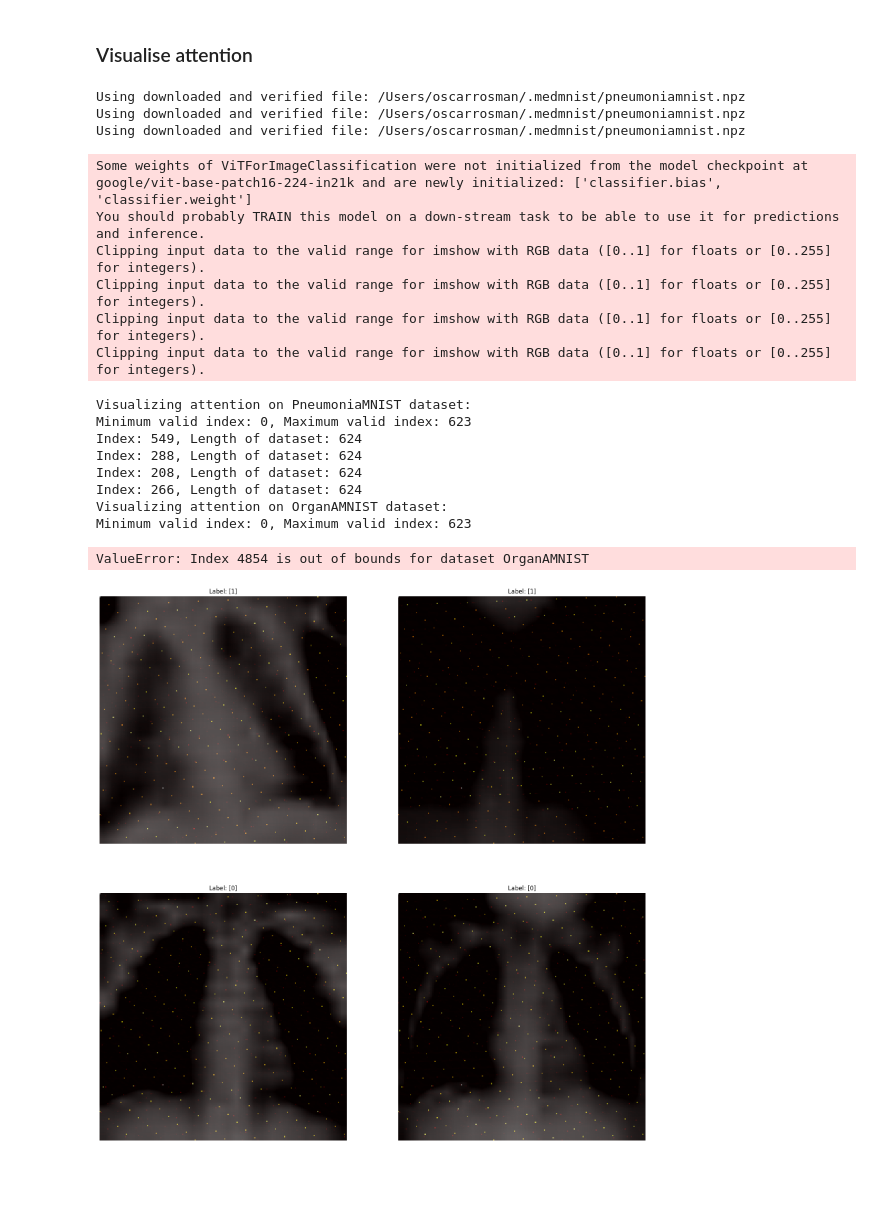
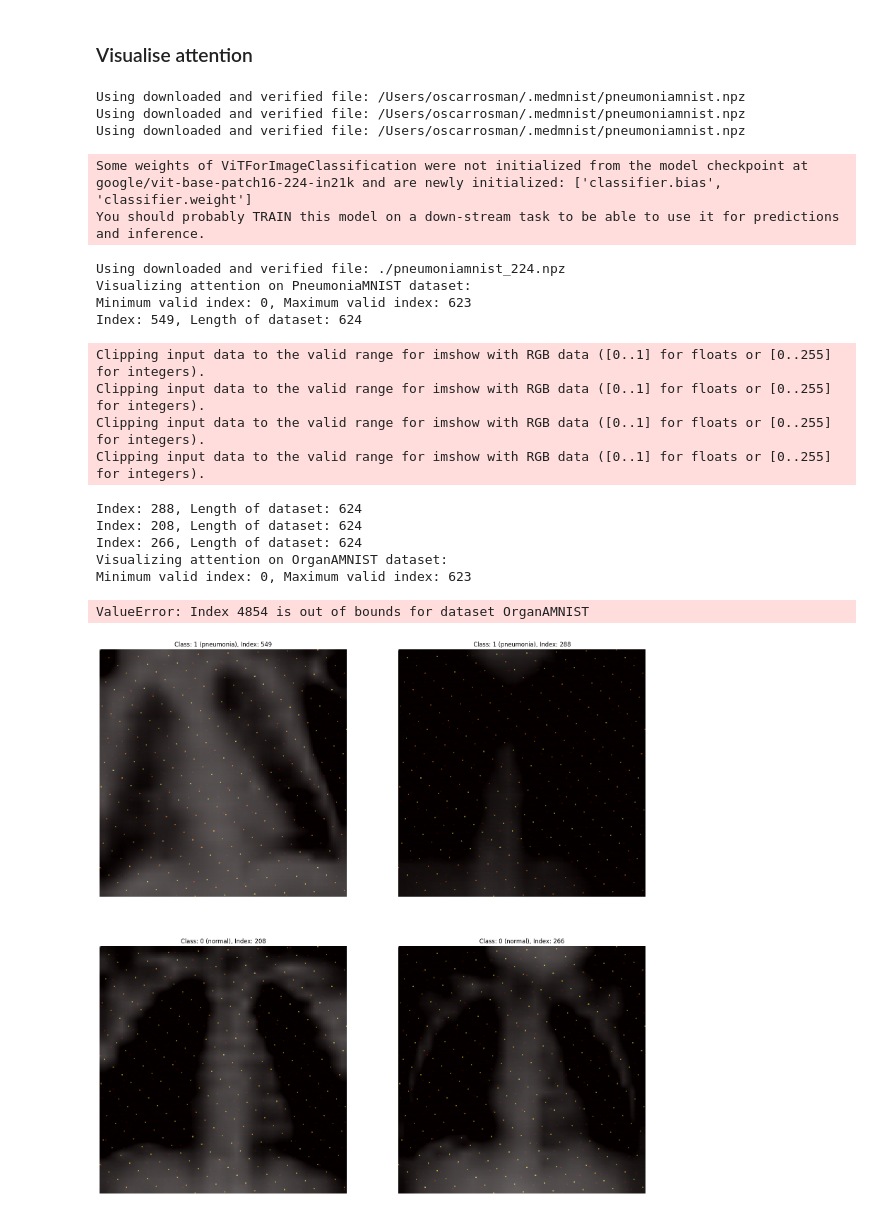
Before and after one commit to pathakis/MedMNIST-Classification, a Jupyter notebook: Visualisation.ipynb, the cells around one changed output. Cells and saved outputs as stored; diff of their text form; code cells hidden in the pictures; blank space fills up the shorter version.

```diff
--- a/Visualisation.ipynb
+++ b/Visualisation.ipynb
@@ -193,6 +193,10 @@ device = "mps" if torch.backends.mps.is_available() else "cpu"
 model = ViTForImageClassification.from_pretrained('google/vit-base-patch16-224-in21k', num_labels=n_classes, output_attentions=True, output_hidden_states=True)
 model.load_state_dict(torch.load('project/ViT/pneumonia224.pth'))
 model.to(device)
+title = 'PneumoniaMNIST' # 'OrganAMNIST'
+labels = INFO[title.lower()]['label']
+data = PneumoniaMNIST(root='./', split='test', size=224,transform=None, download=True, as_rgb=True)
+#data = OrganAMNIST(root='./', split='test', size=224,transform=None, download=True, as_rgb=True)
 
 def visualize_attention(model, image, label, ax):
     # Put model in evaluation mode
@@ -227,7 +231,7 @@ def visualize_attention(model, image, label, ax):
     # Plot image with attention weights
     ax.imshow(img_rgb)
     ax.imshow(heatmap, alpha=0.5)
-    ax.set_title(f'Label: {label}')
+    ax.set_title(f'Class: {data[idx][1][0]} ({labels[str(data[idx][1][0])]}), Index: {idx}')
     ax.axis('off')
 
 
@@ -246,41 +250,42 @@ for dataset_name, indices in imgIndicies.items():
     max_idx = len(test_dataset) - 1
     print(f'Minimum valid index: {min_idx}, Maximum valid index: {max_idx}')
     for idx in indices:
         if idx < min_idx or idx > max_idx:
             raise ValueError(f'Index {idx} is out of bounds for dataset {dataset_name}')
         print(f'Index: {idx}, Length of dataset: {len(test_dataset)}')
         image, label = test_dataset[idx]
         image = image.unsqueeze(0).to(device)
         visualize_attention(model, image, label, axs[counter // 2, counter % 2])
         counter += 1
 
 # Add color bar to the figure
 cbar_ax = fig.add_axes([1.02, 0.15, 0.02, 0.7])
 cbar = fig.colorbar(sm, cax=cbar_ax)
 cbar.ax.set_ylabel('Attention weight', rotation=-90, va="bottom")
 
 # Adjust the spacing between subplots
 fig.subplots_adjust(wspace=0.1, hspace=0.1)
 
 plt.tight_layout()
 plt.show()
 # %% [output]
 Using downloaded and verified file: /Users/oscarrosman/.medmnist/pneumoniamnist.npz
 Using downloaded and verified file: /Users/oscarrosman/.medmnist/pneumoniamnist.npz
 Using downloaded and verified file: /Users/oscarrosman/.medmnist/pneumoniamnist.npz
 Some weights of ViTForImageClassification were not initialized from the model checkpoint at google/vit-base-patch16-224-in21k and are newly initialized: ['classifier.bias', 'classifier.weight']
 You should probably TRAIN this model on a down-stream task to be able to use it for predictions and inference.
-Clipping input data to the valid range for imshow with RGB data ([0..1] for floats or [0..255] for integers).
-Clipping input data to the valid range for imshow with RGB data ([0..1] for floats or [0..255] for integers).
-Clipping input data to the valid range for imshow with RGB data ([0..1] for floats or [0..255] for integers).
-Clipping input data to the valid range for imshow with RGB data ([0..1] for floats or [0..255] for integers).
+Using downloaded and verified file: ./pneumoniamnist_224.npz
 Visualizing attention on PneumoniaMNIST dataset:
 Minimum valid index: 0, Maximum valid index: 623
 Index: 549, Length of dataset: 624
-Index: 288, Length of dataset: 624
-Index: 208, Length of dataset: 624
-Index: 266, Length of dataset: 624
-Visualizing attention on OrganAMNIST dataset:
-Minimum valid index: 0, Maximum valid index: 623
-ValueError: Index 4854 is out of bounds for dataset OrganAMNIST
+Clipping input data to the valid range for imshow with RGB data ([0..1] for floats or [0..255] for integers).
+Clipping input data to the valid range for imshow with RGB data ([0..1] for floats or [0..255] for integers).
+Clipping input data to the valid range for imshow with RGB data ([0..1] for floats or [0..255] for integers).
+Clipping input data to the valid range for imshow with RGB data ([0..1] for floats or [0..255] for integers).
+Index: 288, Length of dataset: 624
+Index: 208, Length of dataset: 624
+Index: 266, Length of dataset: 624
+Visualizing attention on OrganAMNIST dataset:
+Minimum valid index: 0, Maximum valid index: 623
+ValueError: Index 4854 is out of bounds for dataset OrganAMNIST
-[figure, old version]
+[figure, new version]
```
